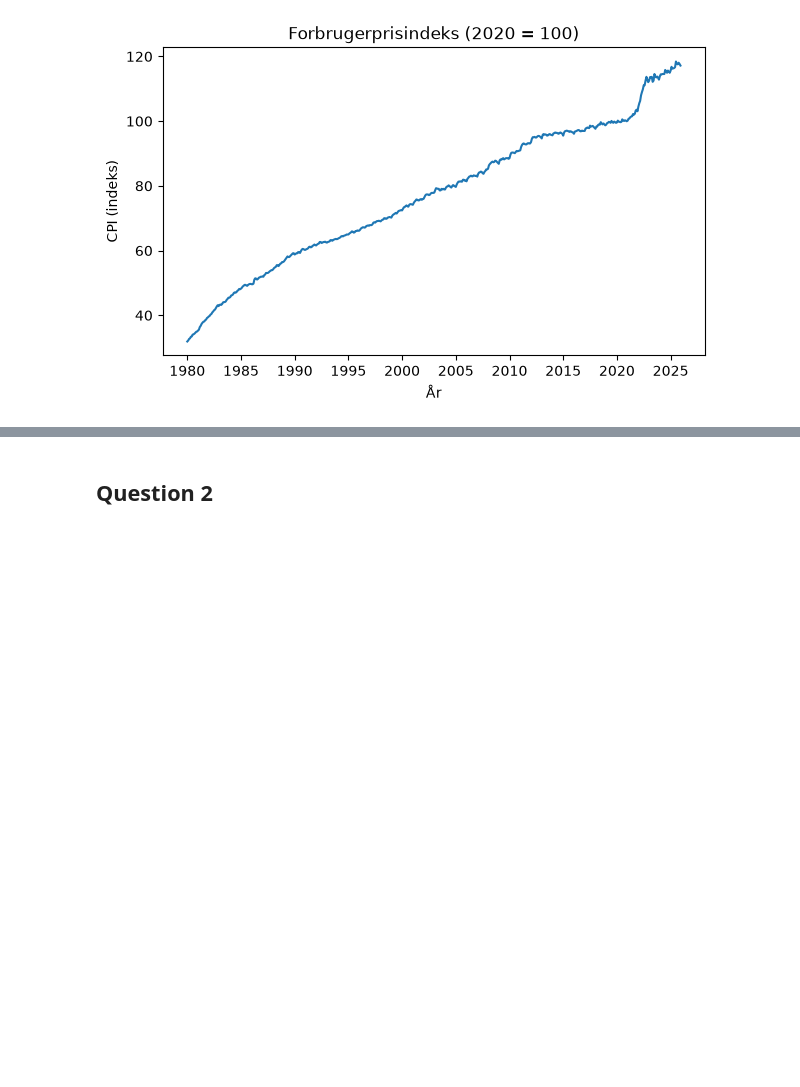
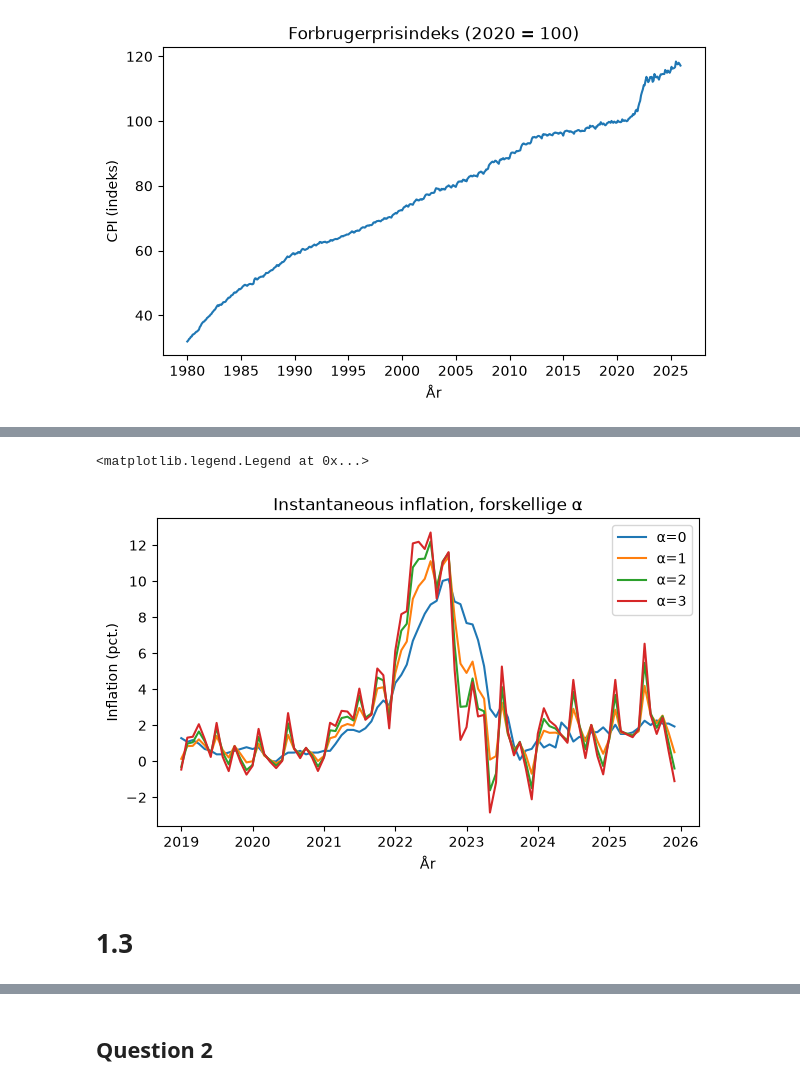
Before and after one commit to NumEconCopenhagen/projects-2025-jvb, a Jupyter notebook: 01_dataproject/dataproject.ipynb, the cells around one changed output, grey strips where cells are left out. Drawn from its saved outputs; the diff is of its cells as text; code cells hidden in the pictures; blank space fills up the shorter version.

```diff
--- a/01_dataproject/dataproject.ipynb
+++ b/01_dataproject/dataproject.ipynb
@@ -148,0 +169,3 @@ Text(0, 0.5, 'CPI (indeks)')
+# %%
+data = dataproject.add_instantaneous_inflation(data, alphas=[0,1,2,3])
+data[['date','inflation_12m','pi_12_alpha0']].tail(10)
@@ -148,0 +184,18 @@ Text(0, 0.5, 'CPI (indeks)')
+# %%
+mask = data['date'] >= '2019-01-01'
+
+fig = plt.figure(figsize=(7,4))
+ax = fig.add_subplot(111)
+
+for alpha in [0,1,2,3]:
+    ax.plot(data.loc[mask,'date'], data.loc[mask, f'pi_12_alpha{alpha}']*100, label=f'α={alpha}')
+
+ax.set_title('Instantaneous inflation, forskellige α')
+ax.set_xlabel('År')
+ax.set_ylabel('Inflation (pct.)')
+ax.legend()
+# %% [output]
+<matplotlib.legend.Legend at 0x...>
+[figure, added]
+# %% [markdown]
+# 1.3
```
Also changed, not shown: parts of 9 cells of this notebook, 1 other file.
